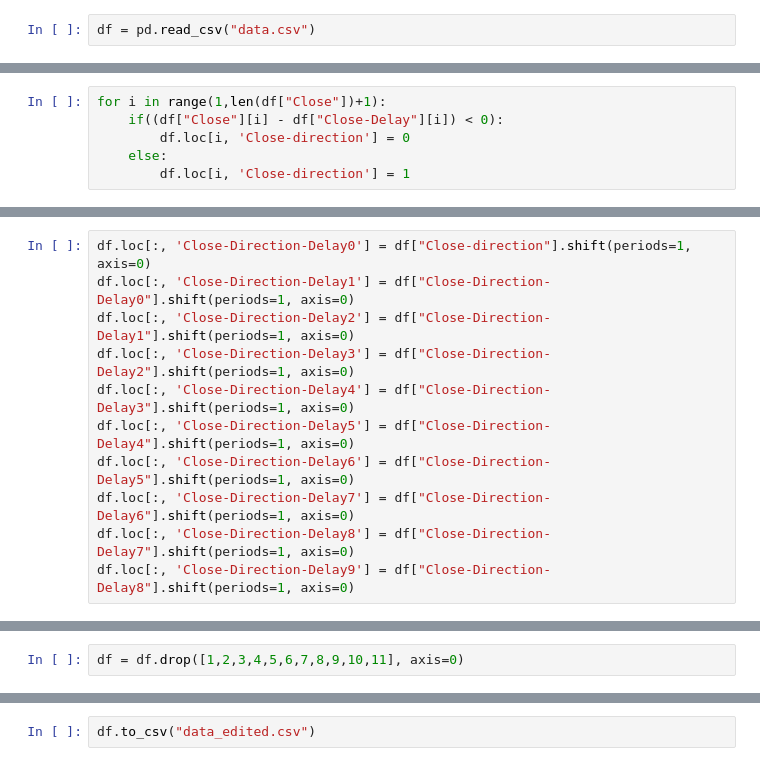
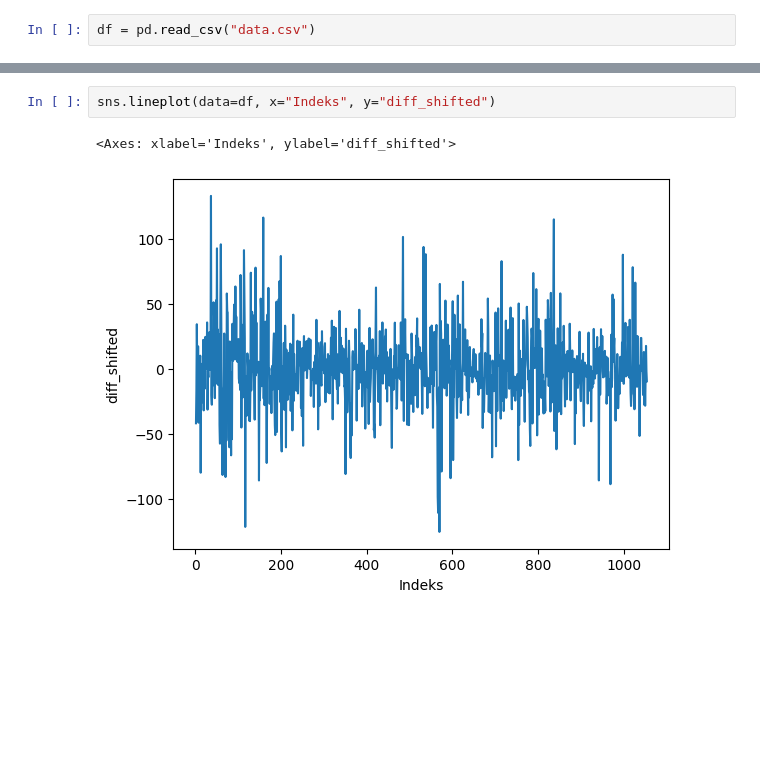
Before and after one commit to Haluktre/TraderAI, a Jupyter notebook: DataExtraction.ipynb, the cells around one changed output, grey strips where cells are left out. Cells and saved outputs as stored; diff of their text form; blank space fills up the shorter version.

```diff
--- a/DataExtraction.ipynb
+++ b/DataExtraction.ipynb
@@ -80,6 +47,0 @@ df
-# %%
-for i in range(1,len(df["Close"])+1):
-    if((df["Close"][i] - df["Close-Delay"][i]) < 0):
-        df.loc[i, 'Close-direction'] = 0
-    else:
-        df.loc[i, 'Close-direction'] = 1
@@ -102,11 +47,0 @@ df
-# %%
-df.loc[:, 'Close-Direction-Delay0'] = df["Close-direction"].shift(periods=1, axis=0)
-df.loc[:, 'Close-Direction-Delay1'] = df["Close-Direction-Delay0"].shift(periods=1, axis=0)
-df.loc[:, 'Close-Direction-Delay2'] = df["Close-Direction-Delay1"].shift(periods=1, axis=0)
-df.loc[:, 'Close-Direction-Delay3'] = df["Close-Direction-Delay2"].shift(periods=1, axis=0)
-df.loc[:, 'Close-Direction-Delay4'] = df["Close-Direction-Delay3"].shift(periods=1, axis=0)
-df.loc[:, 'Close-Direction-Delay5'] = df["Close-Direction-Delay4"].shift(periods=1, axis=0)
-df.loc[:, 'Close-Direction-Delay6'] = df["Close-Direction-Delay5"].shift(periods=1, axis=0)
-df.loc[:, 'Close-Direction-Delay7'] = df["Close-Direction-Delay6"].shift(periods=1, axis=0)
-df.loc[:, 'Close-Direction-Delay8'] = df["Close-Direction-Delay7"].shift(periods=1, axis=0)
-df.loc[:, 'Close-Direction-Delay9'] = df["Close-Direction-Delay8"].shift(periods=1, axis=0)
@@ -128,2 +47,0 @@ df.head(11)
-# %%
-df = df.drop([1,2,3,4,5,6,7,8,9,10,11], axis=0)
@@ -169,2 +48,5 @@ sns.scatterplot(x="Close-Delay",y="Close-direction",data=df)
-# %%
-df.to_csv("data_edited.csv")
+# %%
+sns.lineplot(data=df, x="Indeks", y="diff_shifted")
+# %% [output]
+<Axes: xlabel='Indeks', ylabel='diff_shifted'>
+[figure, added]
```
Also changed, not shown: parts of 22 cells of this notebook, 3 other files.
